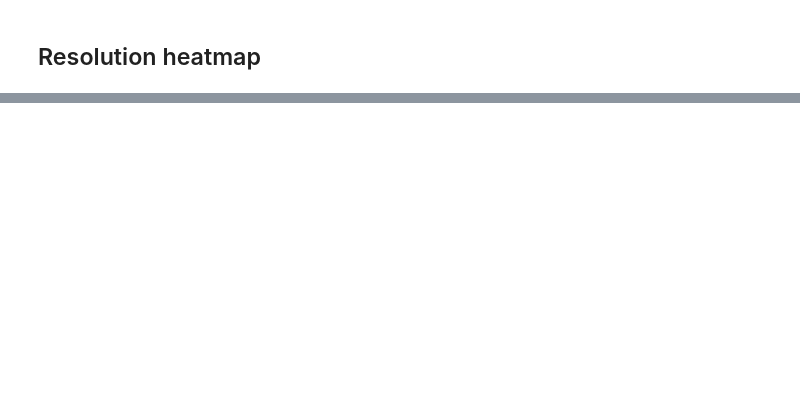
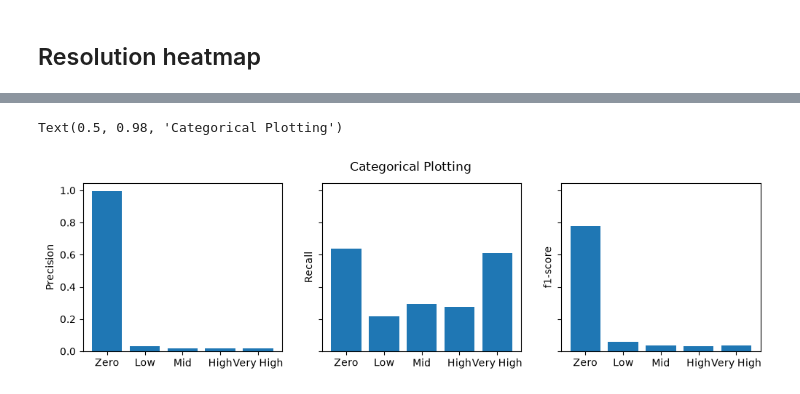
Before and after one commit to angfe/Group-3-AAA, a Jupyter notebook: notebooks/03_04_predictive_analytics_svm_comparison.ipynb, the cells around one changed output, grey strips where cells are left out. Drawn from its saved outputs; the diff is of its cells as text; code cells hidden in the pictures; blank space fills up the shorter version.

```diff
--- a/notebooks/03_04_predictive_analytics_svm_comparison.ipynb
+++ b/notebooks/03_04_predictive_analytics_svm_comparison.ipynb
@@ -279,0 +331,37 @@ plt.show()
+# %%
+prec = svm_met.filter(
+    (pl.col("dataset") == "hexagon_h3r8_4h") & (pl.col("metric") == "precision")
+)["value"].to_list()[0]
+data_prec = {'Zero': prec[0], 'Low': prec[1], 'Mid': prec[2], 'High': prec[3], 'Very High': prec[4]}
+
+rec = svm_met.filter(
+    (pl.col("dataset") == "hexagon_h3r8_4h") & (pl.col("metric") == "recall")
+)["value"].to_list()[0]
+data_rec = {'Zero': rec[0], 'Low': rec[1], 'Mid': rec[2], 'High': rec[3], 'Very High': rec[4]}
+
+f1 = svm_met.filter(
+    (pl.col("dataset") == "hexagon_h3r8_4h") & (pl.col("metric") == "f1-score")
+)["value"].to_list()[0]
+data_f1 = {'Zero': f1[0], 'Low': f1[1], 'Mid': f1[2], 'High': f1[3], 'Very High': f1[4]}
+
+names_prec = list(data_prec.keys())
+values_prec = list(data_prec.values())
+names_rec = list(data_rec.keys())
+values_rec = list(data_rec.values())
+names_f1 = list(data_f1.keys())
+values_f1 = list(data_f1.values())
+
+fig, axs = plt.subplots(1, 3, figsize=(12, 3), sharey=True)
+
+axs[0].set_ylabel("Precision")
+axs[0].bar(names_prec, values_prec)
+
+axs[1].set_ylabel("Recall")
+axs[1].bar(names_rec, values_rec)
+
+axs[2].set_ylabel("f1-score")
+axs[2].bar(names_f1, values_f1)
+fig.suptitle('Categorical Plotting')
+# %% [output]
+Text(0.5, 0.98, 'Categorical Plotting')
+[figure, added]
```
Also changed, not shown: parts of 9 cells of this notebook, 3 other files.
